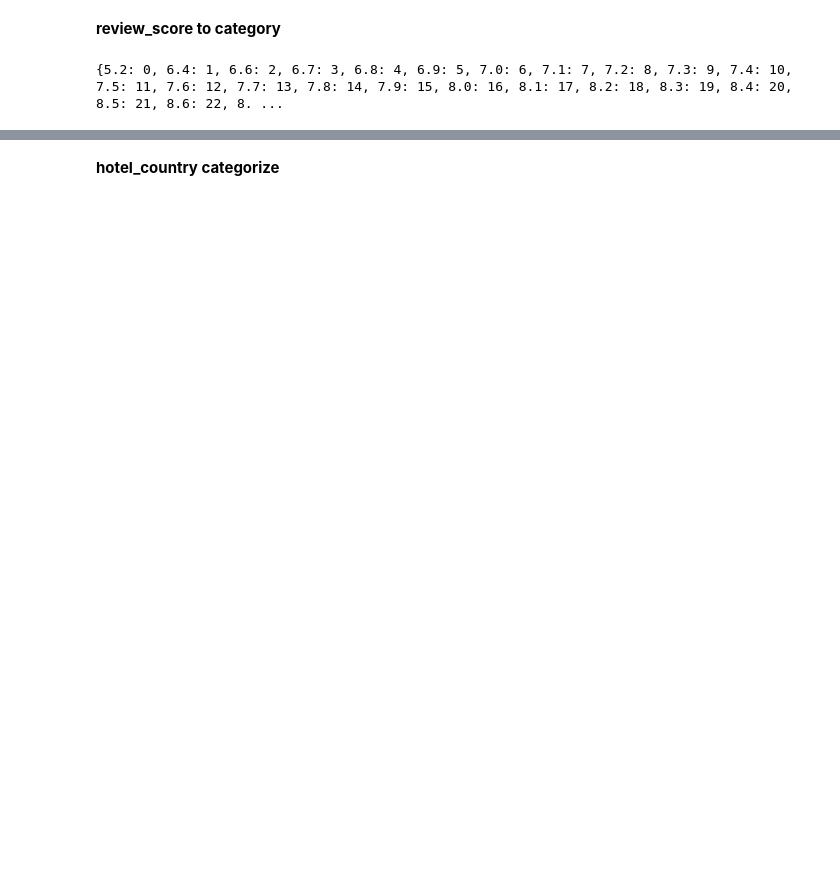
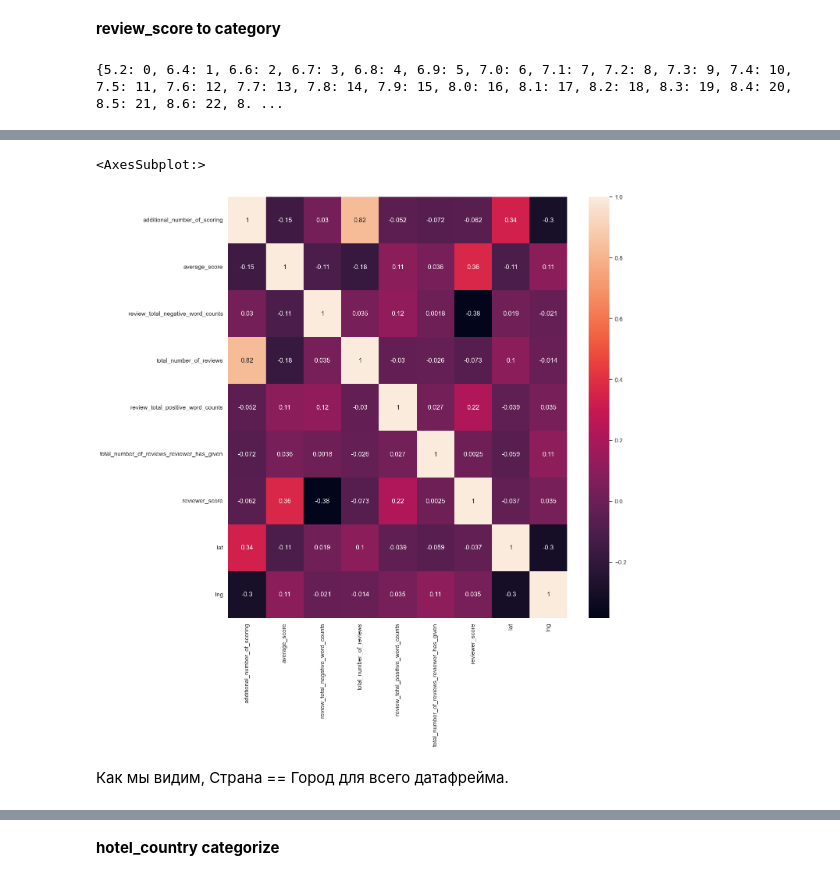
Before and after one commit to madskillskill/sf_data_science, a Jupyter notebook: PROJECT-3/P3.ipynb, the cells around one changed output, grey strips where cells are left out. Saved outputs shown, nothing was run; the diff lists cells and outputs as text; code cells hidden in the pictures; blank space fills up the shorter version.

```diff
--- a/PROJECT-3/P3.ipynb
+++ b/PROJECT-3/P3.ipynb
@@ -55,0 +133,10 @@ Name: hotel_country, dtype: int64
+# %%
+import seaborn as sns
+import matplotlib
+%matplotlib inline
+sns.heatmap(hotels.corr(), annot = True)
+# %% [output]
+<AxesSubplot:>
+[figure, added]
+# %% [markdown]
+Как мы видим, Страна == Город для всего датафрейма.
```
Also changed, not shown: parts of 24 cells of this notebook, 3 other files.
